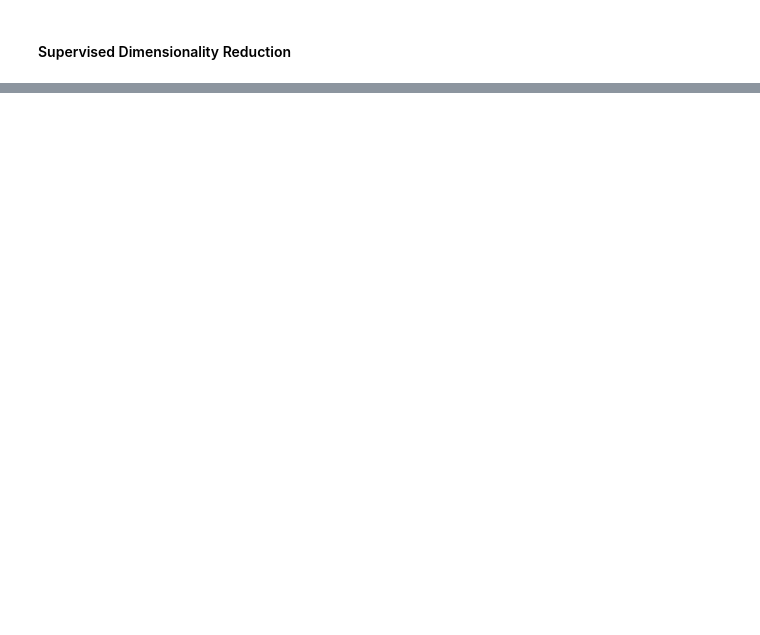
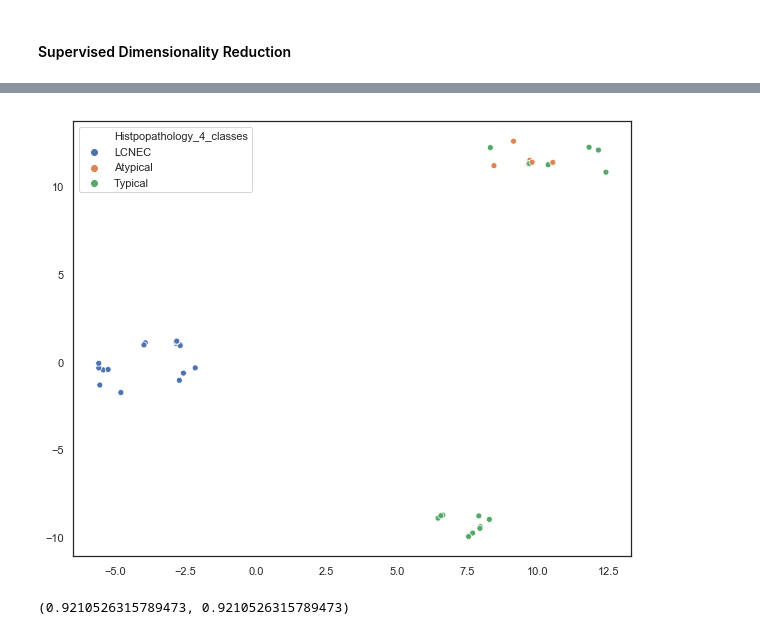
Before and after one commit to emathian/pulmonary_carcinoid, a Jupyter notebook: pulmonary_carcinoids/pulmonary_carcinoids_CODE/comparaison_maps/umap_learn.ipynb, the cells around one changed output, grey strips where cells are left out. Drawn from its saved outputs; the diff is of its cells as text; code cells hidden in the pictures; blank space fills up the shorter version.

```diff
--- a/pulmonary_carcinoids/pulmonary_carcinoids_CODE/comparaison_maps/umap_learn.ipynb
+++ b/pulmonary_carcinoids/pulmonary_carcinoids_CODE/comparaison_maps/umap_learn.ipynb
@@ -117,0 +223,14 @@ plt.show()
+# %%
+svc = SVC().fit(trans.embedding_, y_train)
+knn = KNeighborsClassifier().fit(trans.embedding_, y_train)
+test_embedding = trans.transform(X_test)
+# %%
+sns.set(style='white', rc={'figure.figsize':(10,8)})
+sns.scatterplot(test_embedding[:, 0], test_embedding[:, 1],  hue=y_test)
+plt.show()
+# %% [output]
+[figure, added]
+# %%
+svc.score(trans.transform(X_test), y_test), knn.score(trans.transform(X_test), y_test)
+# %% [output]
+(0.9210526315789473, 0.9210526315789473)
```
Also changed, not shown: parts of 34 cells of this notebook.
